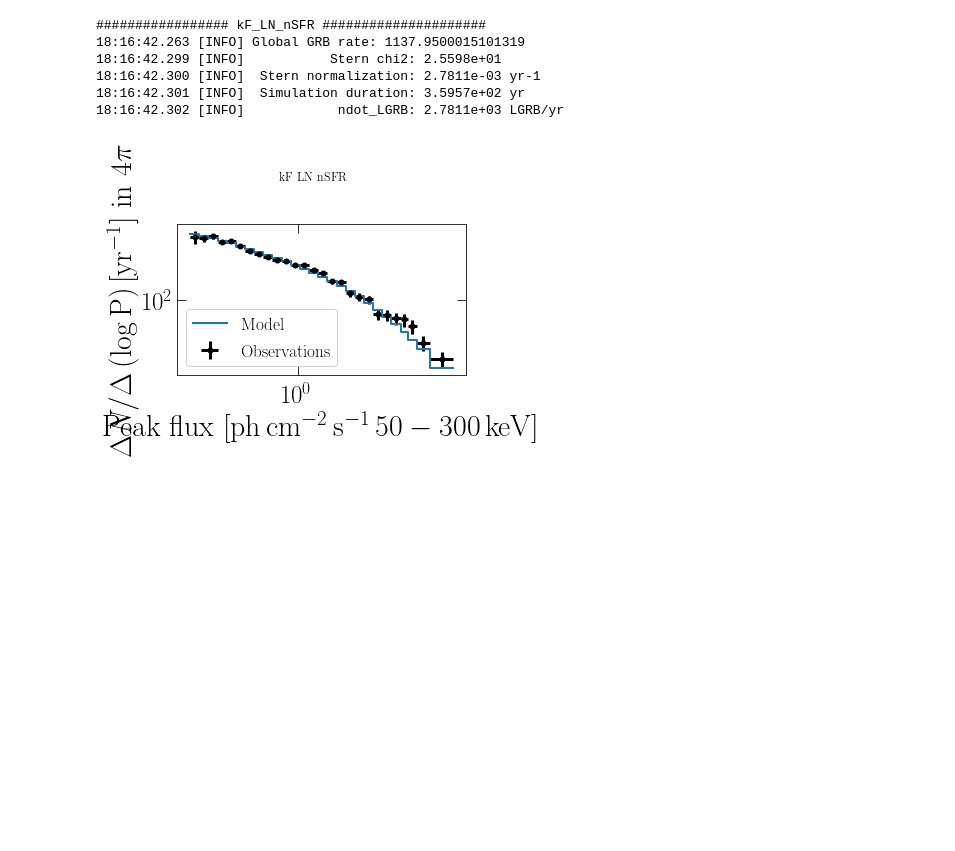
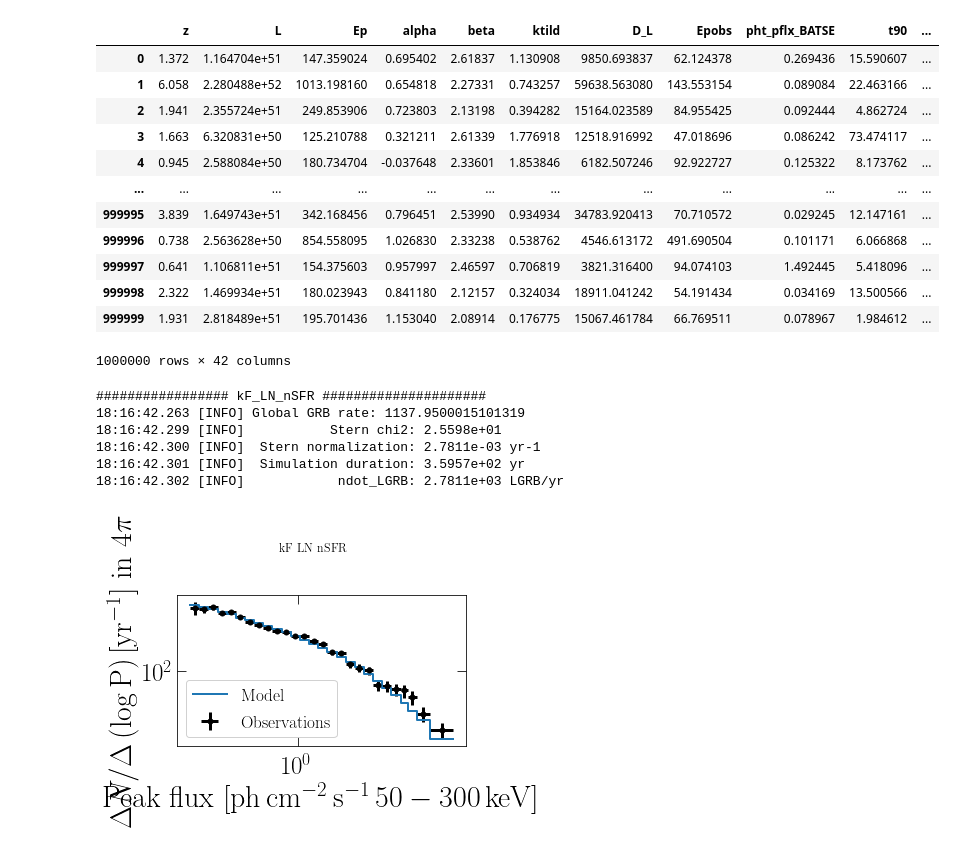
Before and after one commit to JPalmerio/GRB_population_model, a Jupyter notebook: ipynb_codes/Compare_best_models.ipynb, the cells around one changed output. Saved outputs shown, nothing was run; the diff lists cells and outputs as text; code cells hidden in the pictures; blank space fills up the shorter version.

```diff
--- a/ipynb_codes/Compare_best_models.ipynb
+++ b/ipynb_codes/Compare_best_models.ipynb
@@ -149,3 +278,19 @@ Loading k2_A_nF... Done
+# %%
+dfs[mod]
+# %% [output]
+|  | z | L | Ep | alpha | beta | ktild | D_L | Epobs | pht_pflx_BATSE | t90 | ... |
+| 0 | 1.372 | 1.164704e+51 | 147.359024 | 0.695402 | 2.61837 | 1.130908 | 9850.693837 | 62.124378 | 0.269436 | 15.590607 | ... |
+| 1 | 6.058 | 2.280488e+52 | 1013.198160 | 0.654818 | 2.27331 | 0.743257 | 59638.563080 | 143.553154 | 0.089084 | 22.463166 | ... |
+| 2 | 1.941 | 2.355724e+51 | 249.853906 | 0.723803 | 2.13198 | 0.394282 | 15164.023589 | 84.955425 | 0.092444 | 4.862724 | ... |
+| 3 | 1.663 | 6.320831e+50 | 125.210788 | 0.321211 | 2.61339 | 1.776918 | 12518.916992 | 47.018696 | 0.086242 | 73.474117 | ... |
+| 4 | 0.945 | 2.588084e+50 | 180.734704 | -0.037648 | 2.33601 | 1.853846 | 6182.507246 | 92.922727 | 0.125322 | 8.173762 | ... |
+| ... | ... | ... | ... | ... | ... | ... | ... | ... | ... | ... | ... |
+| 999995 | 3.839 | 1.649743e+51 | 342.168456 | 0.796451 | 2.53990 | 0.934934 | 34783.920413 | 70.710572 | 0.029245 | 12.147161 | ... |
+| 999996 | 0.738 | 2.563628e+50 | 854.558095 | 1.026830 | 2.33238 | 0.538762 | 4546.613172 | 491.690504 | 0.101171 | 6.066868 | ... |
+| 999997 | 0.641 | 1.106811e+51 | 154.375603 | 0.957997 | 2.46597 | 0.706819 | 3821.316400 | 94.074103 | 1.492445 | 5.418096 | ... |
+| 999998 | 2.322 | 1.469934e+51 | 180.023943 | 0.841180 | 2.12157 | 0.324034 | 18911.041242 | 54.191434 | 0.034169 | 13.500566 | ... |
+| 999999 | 1.931 | 2.818489e+51 | 195.701436 | 1.153040 | 2.08914 | 0.176775 | 15067.461784 | 66.769511 | 0.078967 | 1.984612 | ... |
+1000000 rows × 42 columns
 # %%
 # Save the best populations to avoid recalculating each time
 if not load_files:
```
Also changed, not shown: parts of 15 cells of this notebook, 29 other files.
